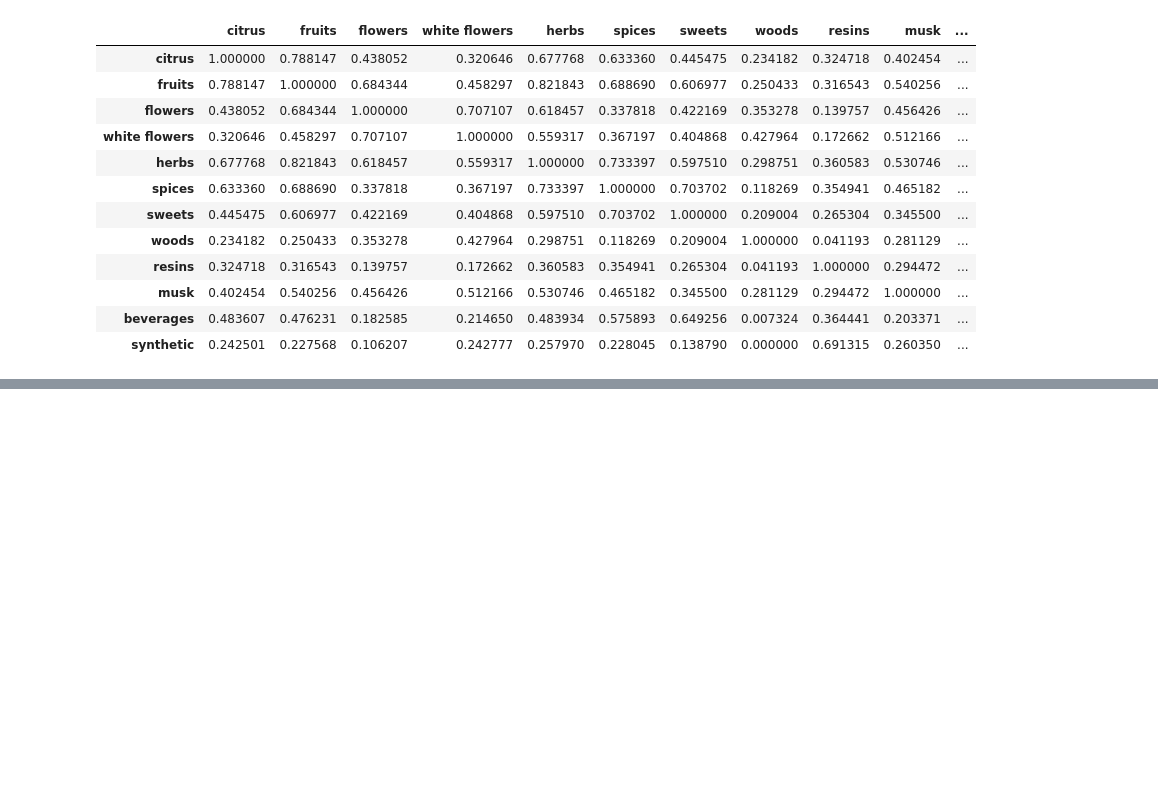
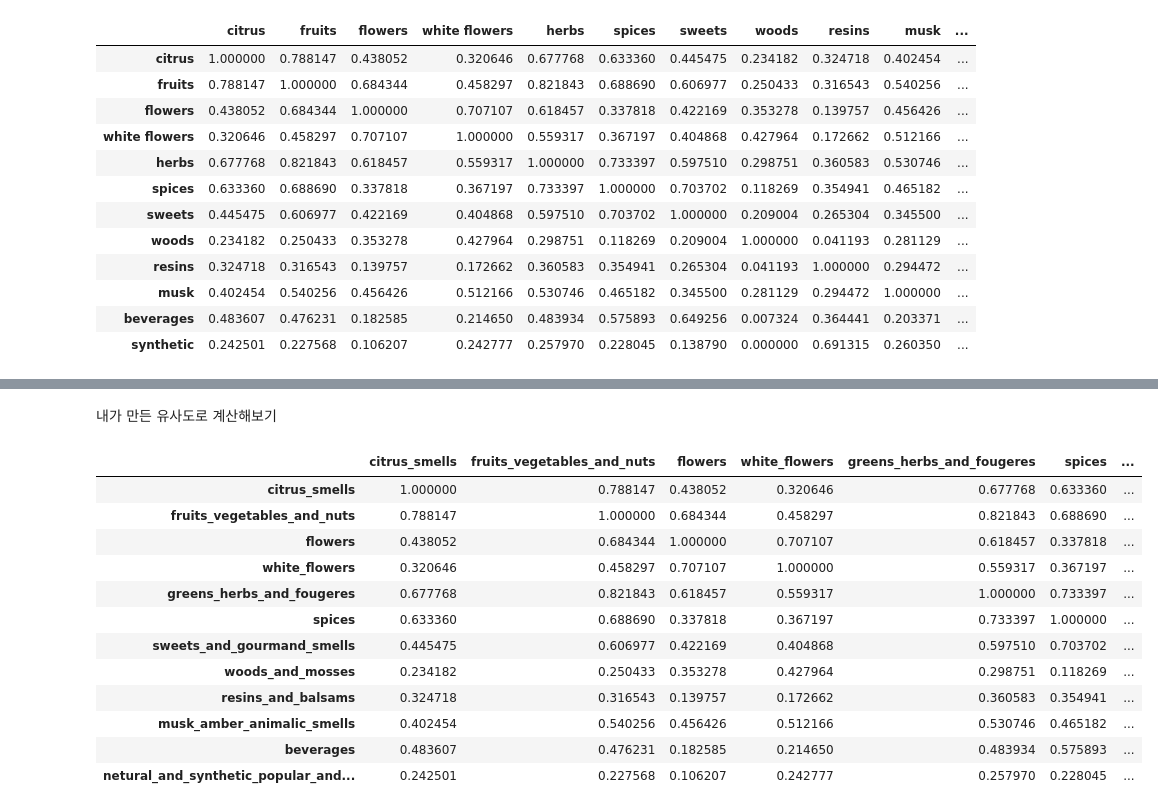
Before and after one commit to Heewon-K/Project-perfume-rec, a Jupyter notebook: code/Word2Vec.ipynb, the cells around one changed output, grey strips where cells are left out. Drawn from its saved outputs; the diff is of its cells as text; code cells hidden in the pictures; blank space fills up the shorter version.

```diff
--- a/code/Word2Vec.ipynb
+++ b/code/Word2Vec.ipynb
@@ -258,0 +385,13 @@ df
+# %%
+df = pd.read_csv('../data/cosine_sim.csv', index_col = 0)
+abs_df = df.abs()
+
+col_n = ['1', '2', '3', '4', '5']
+index_n = abs_df.index.to_list()
+top5 = pd.DataFrame(columns = col_n, index = index_n)
+top5 = top5.fillna(0)
+
+for i in range(len(top5)):
+    top = abs_df[index_n[i]].nlargest(n=5)
+    top5.iloc[i,:] = top.index
+top5
@@ -258,0 +430,22 @@ df
+# %% [markdown]
+내가 만든 유사도로 계산해보기
+# %%
+df = pd.read_csv('../data/similarity_matrix.csv', index_col = 0)
+# %%
+df2 = df.set_axis(abs_df.columns, axis=1)
+df2.index, df2.columns = [abs_df.columns, abs_df.columns]
+df2
+# %% [output]
+|  | citrus_smells | fruits_vegetables_and_nuts | flowers | white_flowers | greens_herbs_and_fougeres | spices | ... |
+| citrus_smells | 1.000000 | 0.788147 | 0.438052 | 0.320646 | 0.677768 | 0.633360 | ... |
+| fruits_vegetables_and_nuts | 0.788147 | 1.000000 | 0.684344 | 0.458297 | 0.821843 | 0.688690 | ... |
+| flowers | 0.438052 | 0.684344 | 1.000000 | 0.707107 | 0.618457 | 0.337818 | ... |
+| white_flowers | 0.320646 | 0.458297 | 0.707107 | 1.000000 | 0.559317 | 0.367197 | ... |
+| greens_herbs_and_fougeres | 0.677768 | 0.821843 | 0.618457 | 0.559317 | 1.000000 | 0.733397 | ... |
+| spices | 0.633360 | 0.688690 | 0.337818 | 0.367197 | 0.733397 | 1.000000 | ... |
+| sweets_and_gourmand_smells | 0.445475 | 0.606977 | 0.422169 | 0.404868 | 0.597510 | 0.703702 | ... |
+| woods_and_mosses | 0.234182 | 0.250433 | 0.353278 | 0.427964 | 0.298751 | 0.118269 | ... |
+| resins_and_balsams | 0.324718 | 0.316543 | 0.139757 | 0.172662 | 0.360583 | 0.354941 | ... |
+| musk_amber_animalic_smells | 0.402454 | 0.540256 | 0.456426 | 0.512166 | 0.530746 | 0.465182 | ... |
+| beverages | 0.483607 | 0.476231 | 0.182585 | 0.214650 | 0.483934 | 0.575893 | ... |
+| netural_and_synthetic_popular_and... | 0.242501 | 0.227568 | 0.106207 | 0.242777 | 0.257970 | 0.228045 | ... |
```
Also changed, not shown: parts of 12 cells of this notebook, 5 other files.
